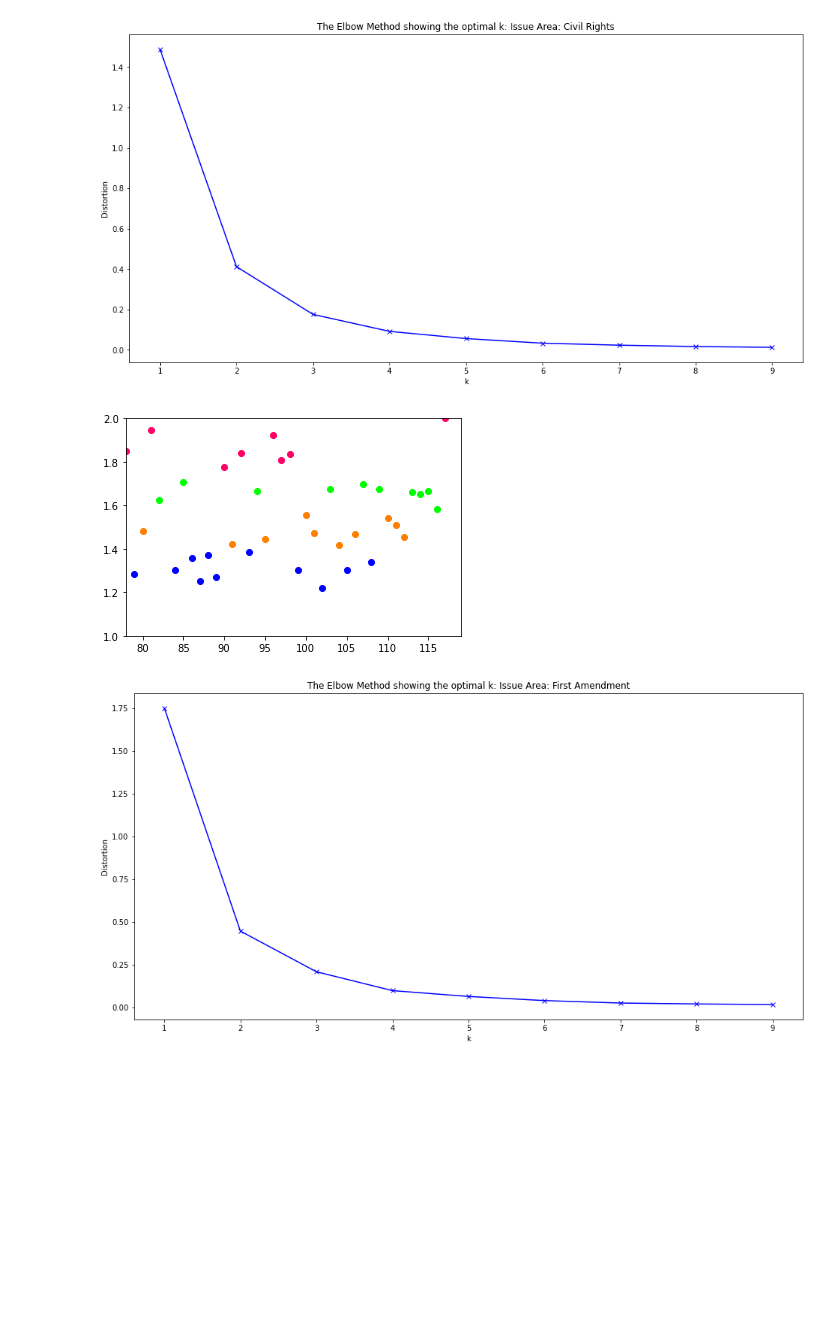
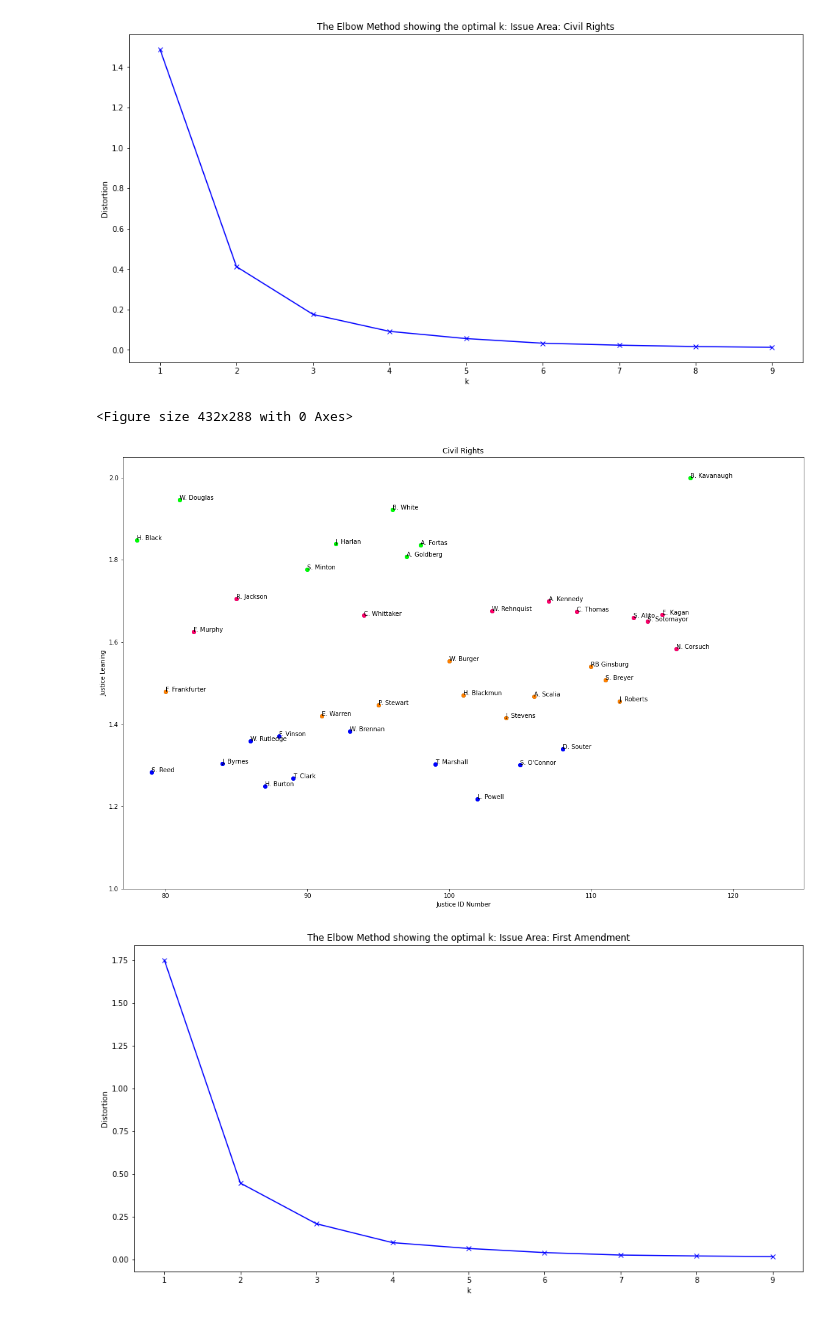
Before and after one commit to prrathi/CaseCracker, a Jupyter notebook: data/user_classification/simpleCluster.ipynb, the cells around one changed output. Drawn from its saved outputs; the diff is of its cells as text; code cells hidden in the pictures; blank space fills up the shorter version.

```diff
--- a/data/user_classification/simpleCluster.ipynb
+++ b/data/user_classification/simpleCluster.ipynb
@@ -72,10 +108,18 @@ plt.show()
 # Adding colors to the clustered data to show the clusters
 colors=["#0000FF", "#00FF00", "#FF0066", "#FF8000"]
 fig = plt.figure()
-
-plt.xlim(78, 119)
+plt.figure(figsize=(20,13))
+x = plt.subplot()
+x.scatter(justiceLabels, justiceData)
+plt.xlim(77, 125)
 plt.ylim(1, 2)
+plt.xlabel("Justice ID Number")
+plt.ylabel("Justice Leaning")
+plt.title("Criminal Procedure")
 for i in range(arraySize):
     plt.scatter(justiceLabels[i], justiceData[i], color = colors[label[i]])
+
+for i in range(arraySize):
+  x.annotate(justiceName[i], xy = (justiceLabels[i], justiceData[i]))
 plt.show()
 # %% [output]
@@ -124,11 +169,21 @@ label = kmeanModel.fit_predict(justiceData)
 # Adding colors to the scatter plot to label each dot
 colors=["#0000FF", "#00FF00", "#FF0066", "#FF8000"]
 fig = plt.figure()
+plt.figure(figsize=(20,13))
+x = plt.subplot()
+x.scatter(justiceLabels, justiceData)
+plt.xlim(77, 125)
+plt.ylim(1, 2)
+plt.xlabel("Justice ID Number")
+plt.ylabel("Justice Leaning")
+plt.title("Civil Rights")
 
 # Plotting the scatter plot of justiceData vs justiceLabels with colors
-plt.xlim(78, 119)
 plt.ylim(1, 2)
 for i in range(arraySize):
     plt.scatter(justiceLabels[i], justiceData[i], color = colors[label[i]])
+
+for i in range(arraySize):
+  x.annotate(justiceName[i], xy = (justiceLabels[i], justiceData[i]))
 plt.show()
 # %% [output]
@@ -157,36 +213,47 @@ plt.show()
 # Initializing empty arrays for justiceData and justiceLabels to graph later
 arraySize = len(justiceLeanings[2])
 justiceData = np.zeros((arraySize, 1))
 justiceLabels = np.zeros((arraySize, 1))
 
 # Adding data to arrays
 for i in range (0, 40):
     if (justiceLeanings[2][i]["direction"] == [0.0]):
         continue
     else:
         justiceData[i] = justiceLeanings[2][i]["direction"]
         justiceLabels[i] = justiceLeanings[2][i]["justice"]
 
 
 justiceData = justiceData[~np.isnan(justiceData).any(axis=1)]
 justiceLabels = justiceLabels[~np.isnan(justiceLabels).any(axis=1)]
 arraySize = len(justiceData)
 # Performing clustering through kmeans
 kmeanModel = KMeans(n_clusters=4)
 label = kmeanModel.fit_predict(justiceData)
 
 # Adding colors to the scatter plot to label each dot
 colors=["#0000FF", "#00FF00", "#FF0066","#FF8000" ]
 fig = plt.figure()
 
+plt.figure(figsize=(20,13))
+x = plt.subplot()
+x.scatter(justiceLabels, justiceData)
+plt.xlim(77, 125)
+plt.ylim(1, 2.05)
+plt.xlabel("Justice ID Number")
+plt.ylabel("Justice Leaning")
+plt.title("Civil Rights")
+
 # Plotting the scatter plot of justiceData vs justiceLabels with colors
-plt.xlim(78, 119)
-plt.ylim(1, 2)
 for i in range(arraySize):
     plt.scatter(justiceLabels[i], justiceData[i], color = colors[label[i]])
+
+for i in range(arraySize):
+  x.annotate(justiceName[i], xy = (justiceLabels[i], justiceData[i]))
 plt.show()
 # %% [output]
+<Figure size 432x288 with 0 Axes>
-[figure, old version]
+[figure, new version]
 # %%
 # Elbow Method for Issue 3: First Amendment; optimal clusters: 4
 optimal = []
```
Also changed, not shown: parts of 9 cells of this notebook, 7 other files.
